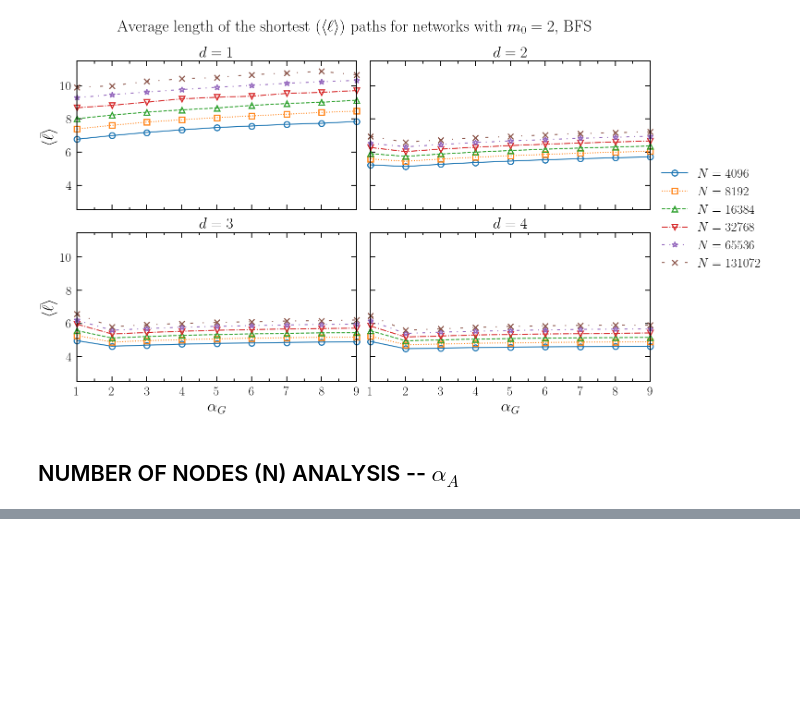
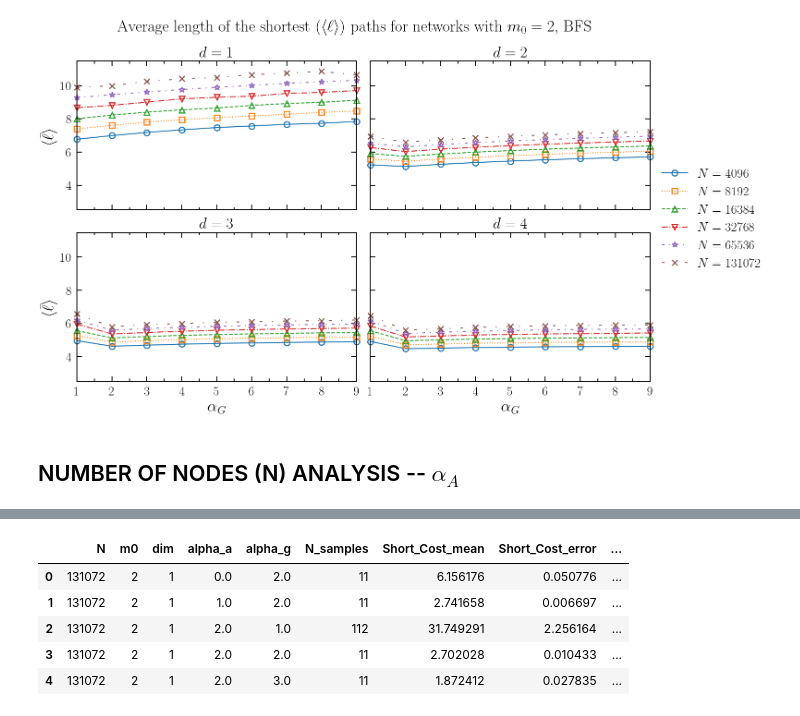
Before and after one commit to JuniorAlencar/SpatialPreferential, a Jupyter notebook: scripts/jupyter/properties.ipynb, the cells around one changed output, grey strips where cells are left out. Saved outputs shown, nothing was run; the diff lists cells and outputs as text; code cells hidden in the pictures; blank space fills up the shorter version.

```diff
--- a/scripts/jupyter/properties.ipynb
+++ b/scripts/jupyter/properties.ipynb
@@ -874,0 +771,9 @@ for alpha_a in alpha_a_filter:
+# %%
+df.head()
+# %% [output]
+|  | N | m0 | dim | alpha_a | alpha_g | N_samples | Short_Cost_mean | Short_Cost_error | ... |
+| 0 | 131072 | 2 | 1 | 0.0 | 2.0 | 11 | 6.156176 | 0.050776 | ... |
+| 1 | 131072 | 2 | 1 | 1.0 | 2.0 | 11 | 2.741658 | 0.006697 | ... |
+| 2 | 131072 | 2 | 1 | 2.0 | 1.0 | 112 | 31.749291 | 2.256164 | ... |
+| 3 | 131072 | 2 | 1 | 2.0 | 2.0 | 11 | 2.702028 | 0.010433 | ... |
+| 4 | 131072 | 2 | 1 | 2.0 | 3.0 | 11 | 1.872412 | 0.027835 | ... |
```
Also changed, not shown: parts of 8 cells of this notebook, 4 other files.
